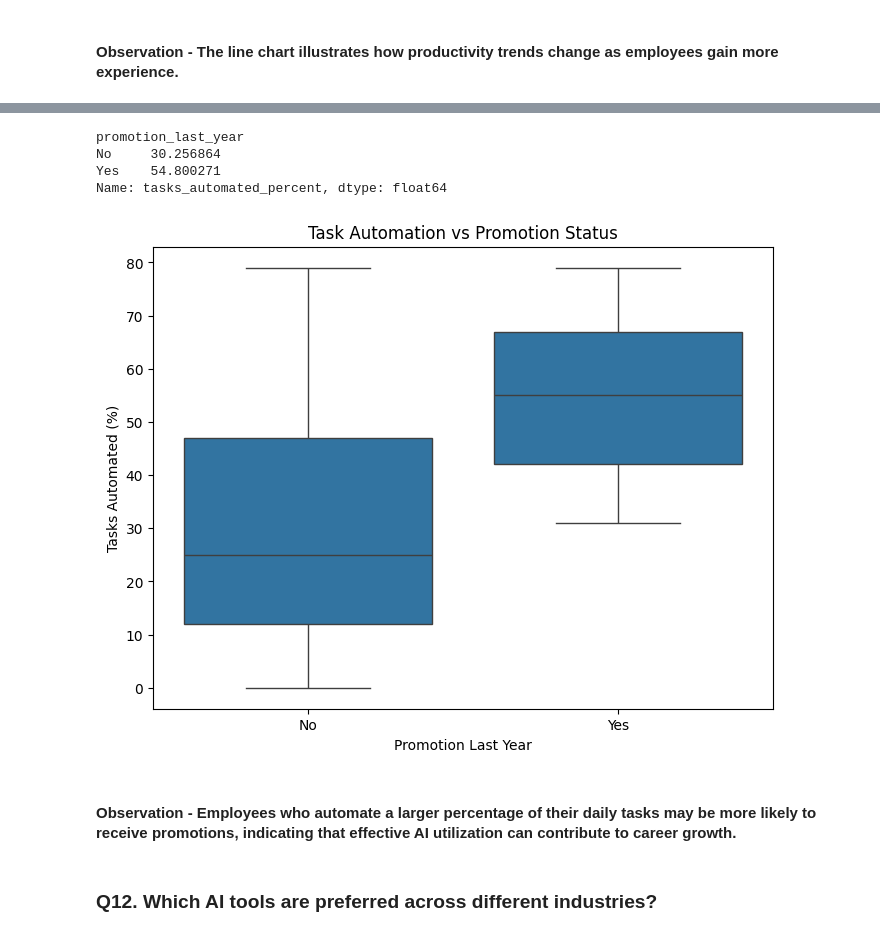
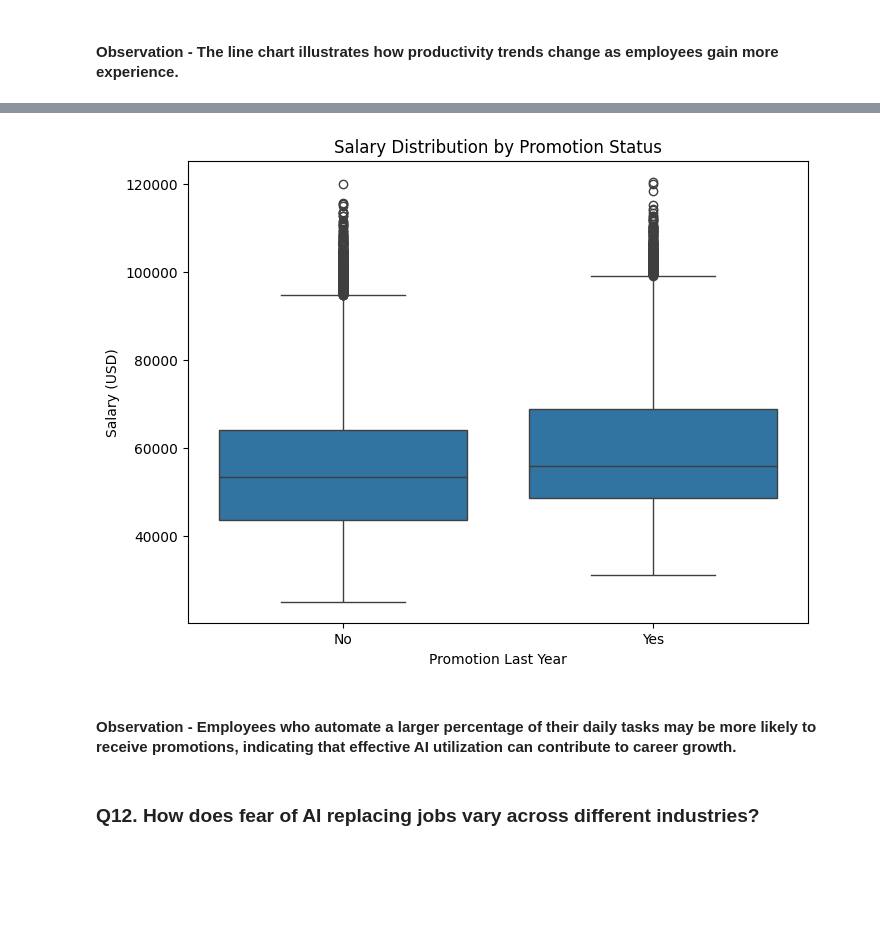
Before and after one commit to umang0015/AI-Tools-Usage-And-Productivity-Analysis, a Jupyter notebook: Project1-checkpoint.ipynb, the cells around one changed output, grey strips where cells are left out. Saved outputs shown, nothing was run; the diff lists cells and outputs as text; code cells hidden in the pictures; blank space fills up the shorter version.

```diff
--- a/Project1-checkpoint.ipynb
+++ b/Project1-checkpoint.ipynb
@@ -723,32 +692,20 @@ plt.show()
 # %%
-promotion_analysis = (
-    df.groupby("promotion_last_year")["tasks_automated_percent"]
-      .mean()
+plt.figure(figsize=(8,6))
+
+sns.boxplot(
+    data=df,
+    x="promotion_last_year",
+    y="salary_usd"
 )
 
-promotion_analysis
+plt.title("Salary Distribution by Promotion Status")
+plt.xlabel("Promotion Last Year")
+plt.ylabel("Salary (USD)")
+
+plt.show()
 # %% [output]
-promotion_last_year
-No     30.256864
-Yes    54.800271
-Name: tasks_automated_percent, dtype: float64
+[figure, added]
-# %%
-plt.figure(figsize=(8,6))
-
-sns.boxplot(
-    data=df,
-    x="promotion_last_year",
-    y="tasks_automated_percent"
-)
-
-plt.title("Task Automation vs Promotion Status")
-plt.xlabel("Promotion Last Year")
-plt.ylabel("Tasks Automated (%)")
-
-plt.show()
-# %% [output]
-[figure, removed]
 # %% [markdown]
 #### Observation - Employees who automate a larger percentage of their daily tasks may be more likely to receive promotions, indicating that effective AI utilization can contribute to career growth.
 # %% [markdown]
-### Q12. Which AI tools are preferred across different industries?
+### Q12. How does fear of AI replacing jobs vary across different industries?
```
Also changed, not shown: parts of 32 cells of this notebook.
